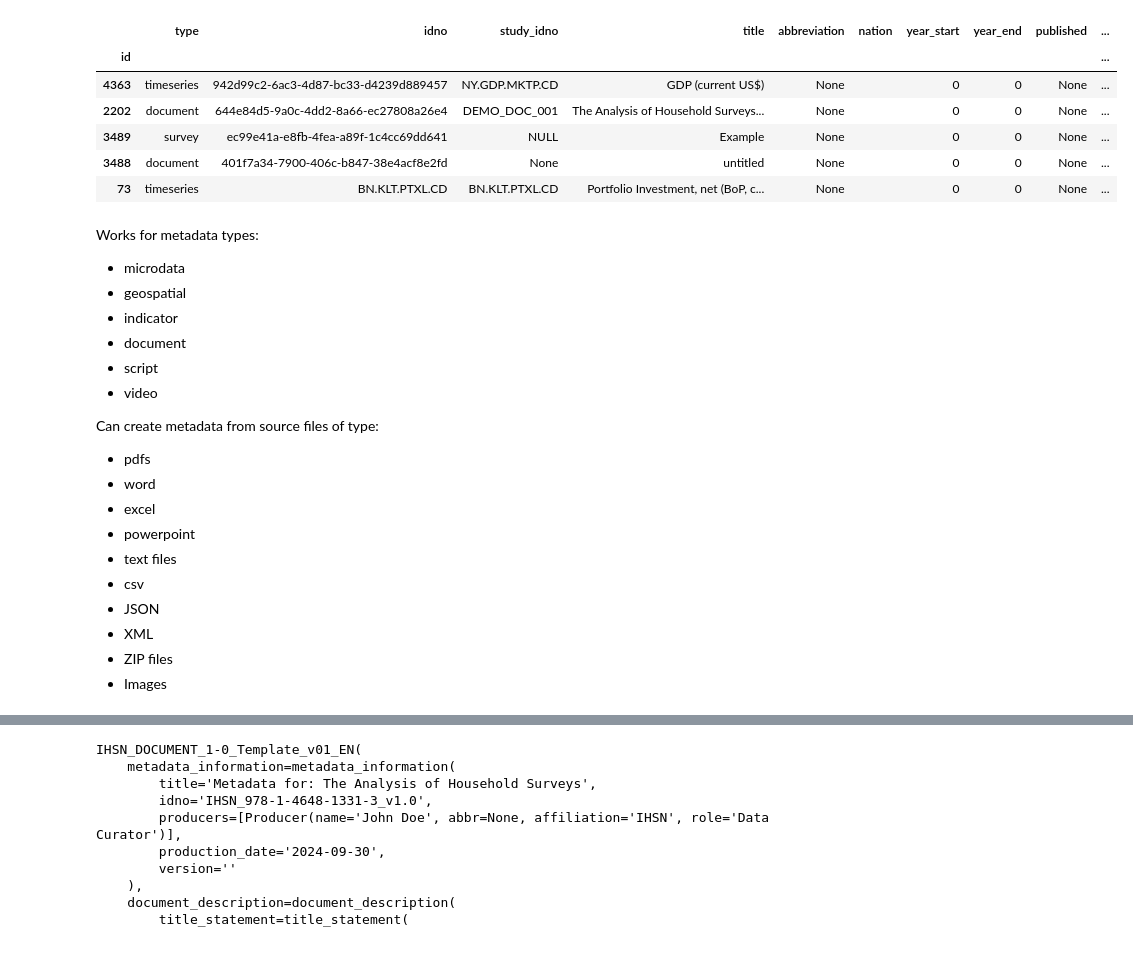
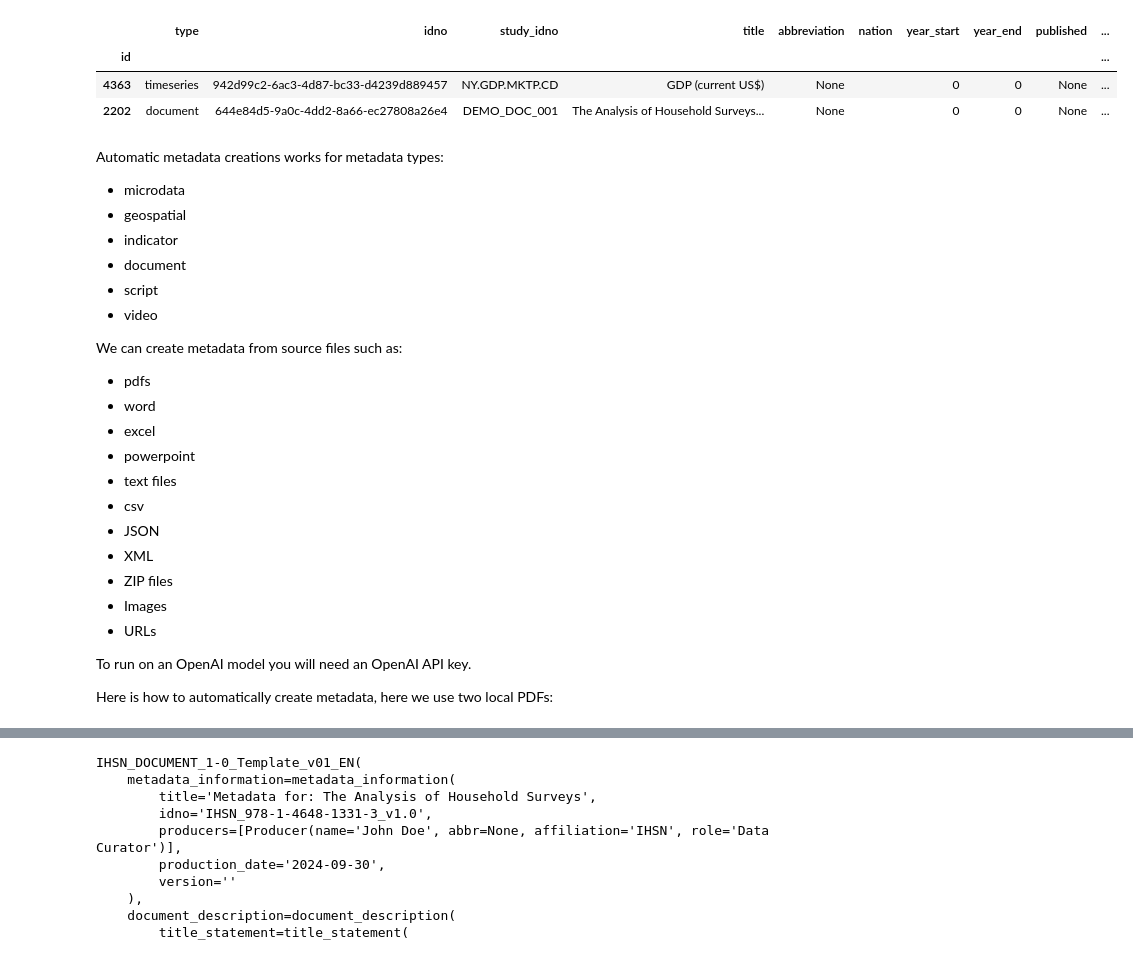
Before and after one commit to tonyfujs/pymetadataeditor, a Jupyter notebook: demo/using_automated_metadata_creation.ipynb, the cells around one changed output, grey strips where cells are left out. Saved outputs shown, nothing was run; the diff lists cells and outputs as text; code cells hidden in the pictures.

```diff
--- a/demo/using_automated_metadata_creation.ipynb
+++ b/demo/using_automated_metadata_creation.ipynb
@@ -9,17 +17,14 @@ api_url = os.getenv("API_URL")
 openai_key = os.getenv("OPENAI_KEY")
 me = MetadataEditor(api_url=api_url, api_key=your_api_key, verify_ssl=False)
 # %%
-me.list_projects(limit=5)
+me.list_projects(limit=2)
 # %% [output]
 |  | type | idno | study_idno | title | abbreviation | nation | year_start | year_end | published | ... |
 | id |  |  |  |  |  |  |  |  |  | ... |
 | 4363 | timeseries | 942d99c2-6ac3-4d87-bc33-d4239d889457 | NY.GDP.MKTP.CD | GDP (current US$) | None |  | 0 | 0 | None | ... |
 | 2202 | document | 644e84d5-9a0c-4dd2-8a66-ec27808a26e4 | DEMO_DOC_001 | The Analysis of Household Surveys... | None |  | 0 | 0 | None | ... |
-| 3489 | survey | ec99e41a-e8fb-4fea-a89f-1c4cc69dd641 | NULL | Example | None |  | 0 | 0 | None | ... |
-| 3488 | document | 401f7a34-7900-406c-b847-38e4acf8e2fd | None | untitled | None |  | 0 | 0 | None | ... |
-| 73 | timeseries | BN.KLT.PTXL.CD | BN.KLT.PTXL.CD | Portfolio Investment, net (BoP, c... | None |  | 0 | 0 | None | ... |
 # %% [markdown]
-Works for metadata types:
+Automatic metadata creations works for metadata types:
 - microdata
 - geospatial
 - indicator
@@ -28,7 +33,7 @@ Works for metadata types:
 - video
 
 
-Can create metadata from source files of type:
+We can create metadata from source files such as:
 - pdfs
 - word
 - excel
@@ -39,6 +44,11 @@ Can create metadata from source files of type:
 - XML
 - ZIP files
 - Images
+- URLs
+
+To run on an OpenAI model you will need an OpenAI API key.
+
+Here is how to automatically create metadata, here we use two local PDFs:
 # %%
 docs = ["../survey_records/cambodia/cambodia_lsms_basic_information_document.pdf", "../survey_records/cambodia/cambodia_living_standards_measurement_study_plus_manual_english.pdf"]
 
```
Also changed, not shown: parts of 21 cells of this notebook, 4 other files.
